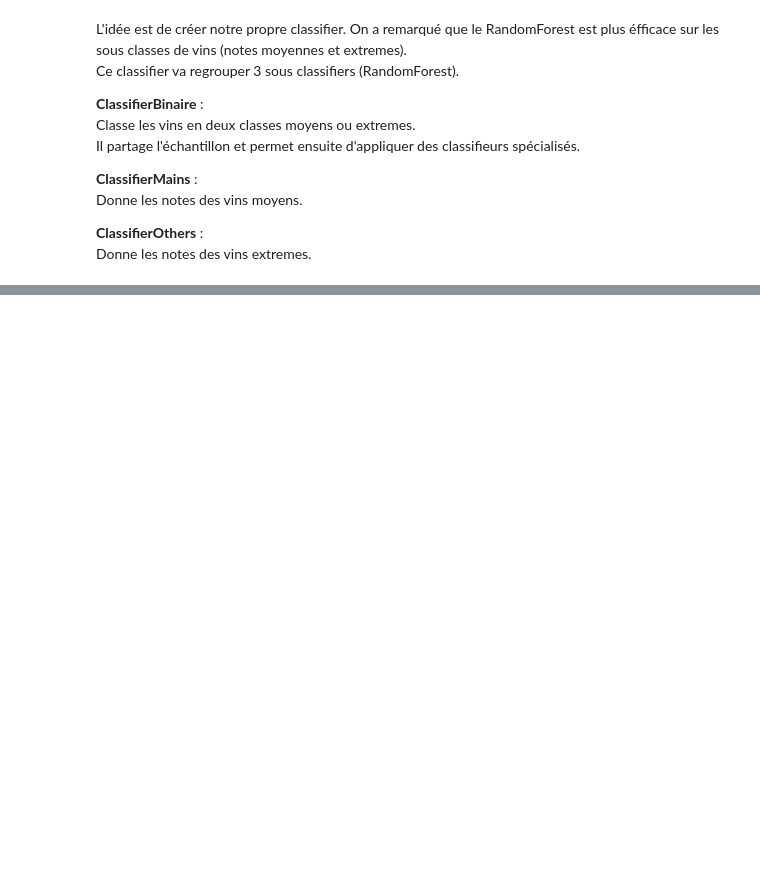
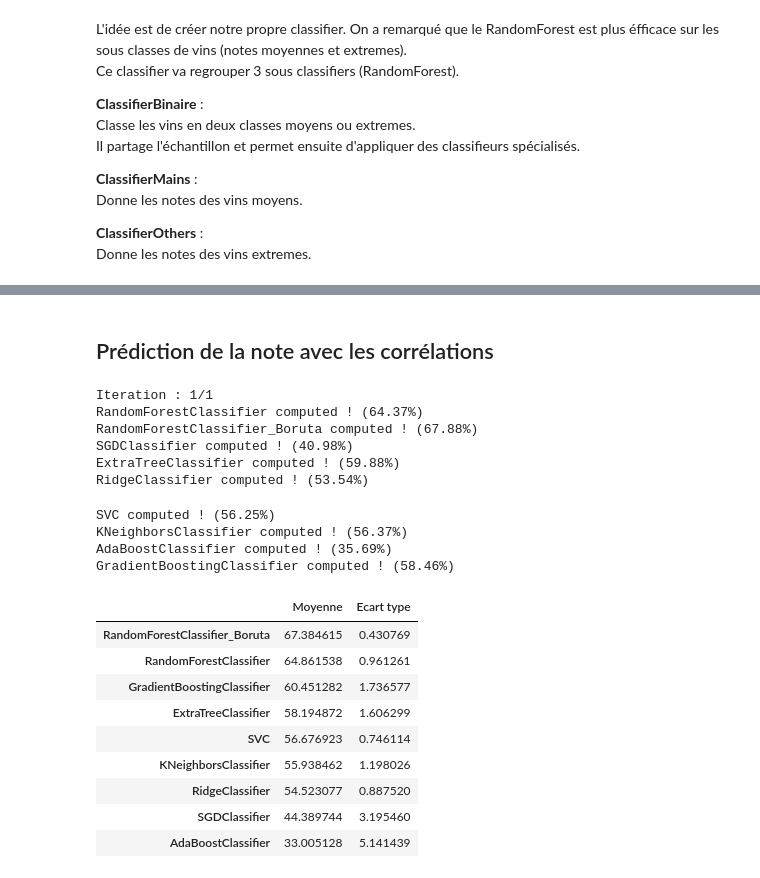
Before and after one commit to Nicotous1/Wines, a Jupyter notebook: Rapport_Code.ipynb, the cells around one changed output, grey strips where cells are left out. Cells and saved outputs as stored; diff of their text form; code cells hidden in the pictures; blank space fills up the shorter version.

```diff
--- a/Rapport_Code.ipynb
+++ b/Rapport_Code.ipynb
@@ -720,0 +679,27 @@ dtype: float64
+# %% [markdown]
+## Prédiction de la note avec les corrélations
+# %%
+NTester = NClassifierTester()
+df = NTester.test("corr_base_boruta_quality", wines_c, "quality", n = 3, boruta = True)
+show_scores_df(df)
+# %% [output]
+Iteration : 1/1
+RandomForestClassifier computed ! (64.37%)
+RandomForestClassifier_Boruta computed ! (67.88%)
+SGDClassifier computed ! (40.98%)
+ExtraTreeClassifier computed ! (59.88%)
+RidgeClassifier computed ! (53.54%)
+SVC computed ! (56.25%)
+KNeighborsClassifier computed ! (56.37%)
+AdaBoostClassifier computed ! (35.69%)
+GradientBoostingClassifier computed ! (58.46%)
+|  | Moyenne | Ecart type |
+| RandomForestClassifier_Boruta | 67.384615 | 0.430769 |
+| RandomForestClassifier | 64.861538 | 0.961261 |
+| GradientBoostingClassifier | 60.451282 | 1.736577 |
+| ExtraTreeClassifier | 58.194872 | 1.606299 |
+| SVC | 56.676923 | 0.746114 |
+| KNeighborsClassifier | 55.938462 | 1.198026 |
+| RidgeClassifier | 54.523077 | 0.887520 |
+| SGDClassifier | 44.389744 | 3.195460 |
+| AdaBoostClassifier | 33.005128 | 5.141439 |
```
Also changed, not shown: parts of 25 cells of this notebook, 6 other files.
